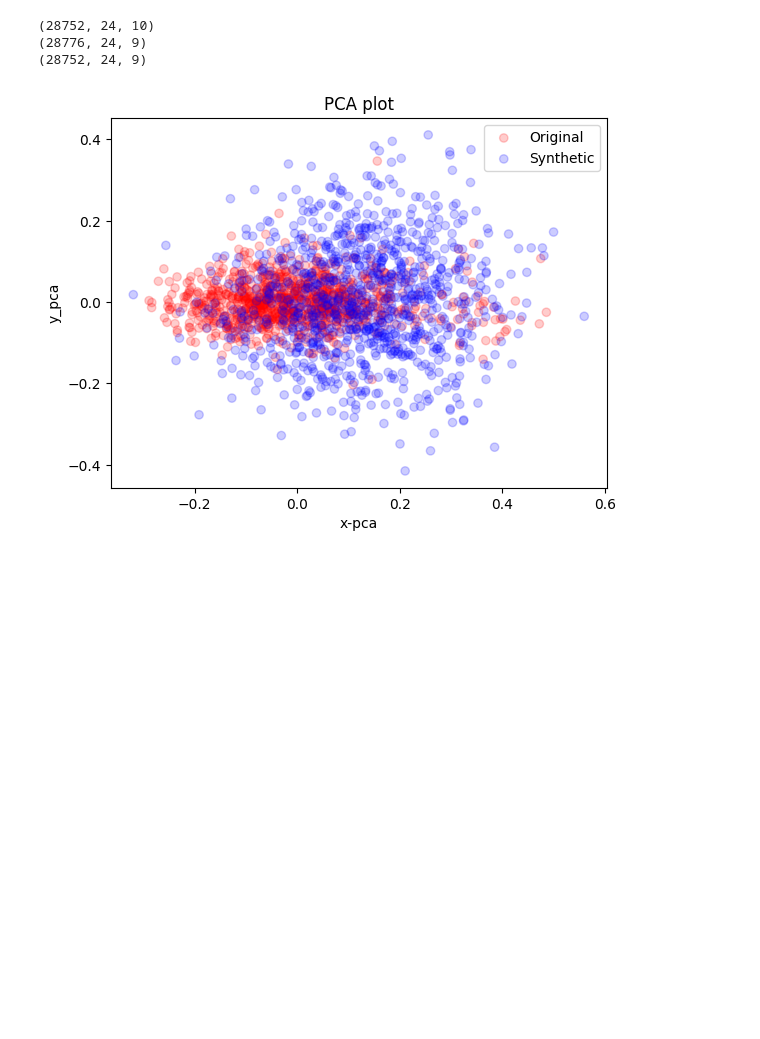
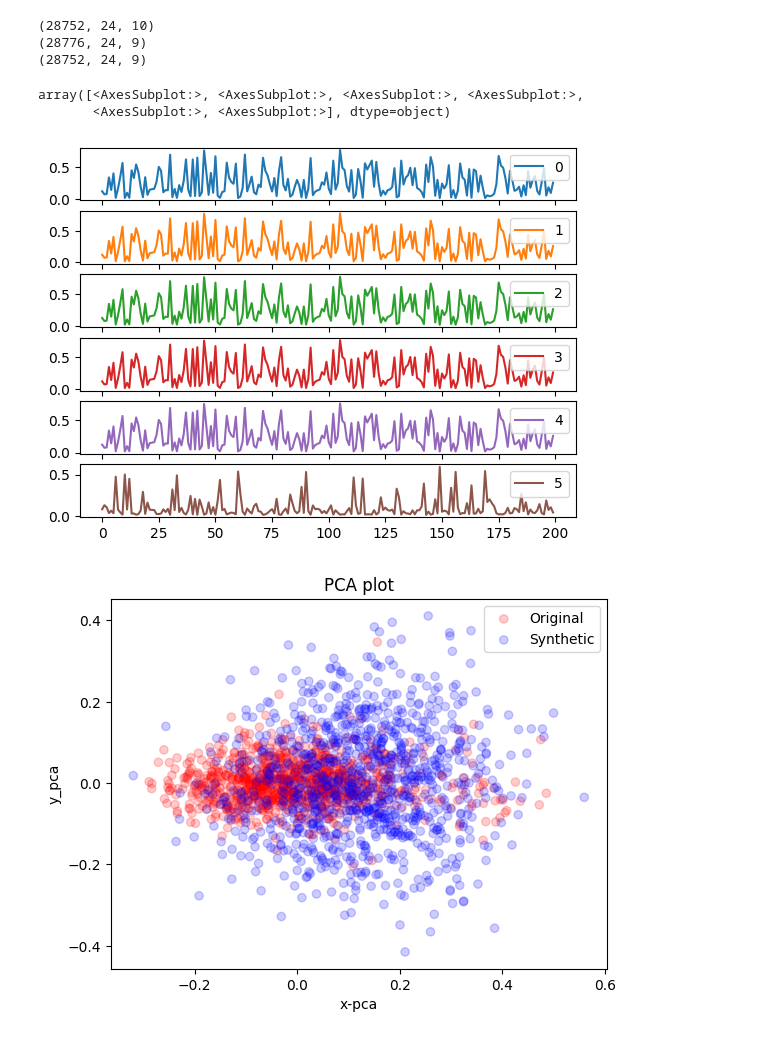
Before and after one commit to fredrikSveen/TimeGAN, a Jupyter notebook: tutorial_timegan.ipynb, the cells around one changed output. Saved outputs shown, nothing was run; the diff lists cells and outputs as text; code cells hidden in the pictures; blank space fills up the shorter version.

```diff
--- a/tutorial_timegan.ipynb
+++ b/tutorial_timegan.ipynb
@@ -224,6 +243,14 @@ generated_df = list_to_df(generated_data)
 filepath = f'generated_data/gen_data_norm{timestamp}'
 generated_df.to_csv(f'{filepath}.csv')
 generated_df.to_csv(f'{filepath}_indexless.csv', index=False)
+# %%
+# gen_data_df = list_to_df(generated_data)
+gen_data_df = pd.read_csv("generated_data/gen_data_norm07_03_24__10h56_indexless.csv")
+gen_data_df[:200].plot(subplots=(3,2), )
+# %% [output]
+array([<AxesSubplot:>, <AxesSubplot:>, <AxesSubplot:>, <AxesSubplot:>,
+       <AxesSubplot:>, <AxesSubplot:>], dtype=object)
+[figure, added]
 # %%
 # gen_data = pd.read_csv('generated_data/gen_data.csv', index_col=0)
 gen_data = real_data_loading('generated', seq_len)
```
Also changed, not shown: parts of 7 cells of this notebook, 2 other files.
